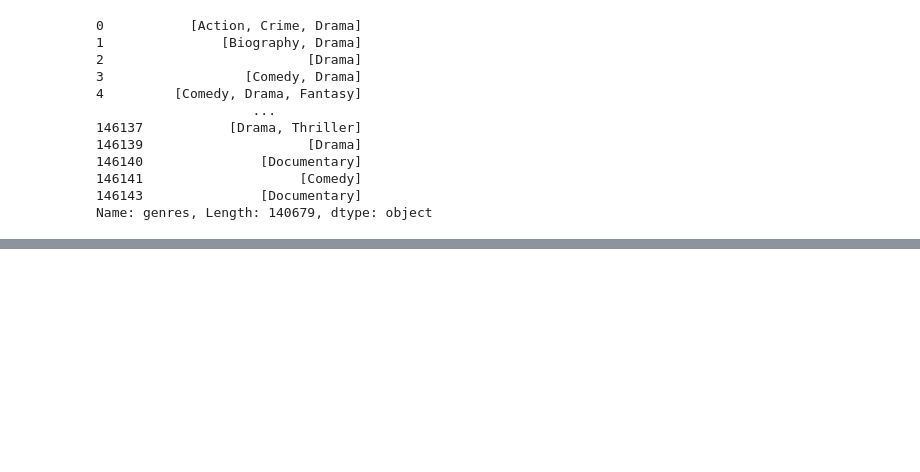
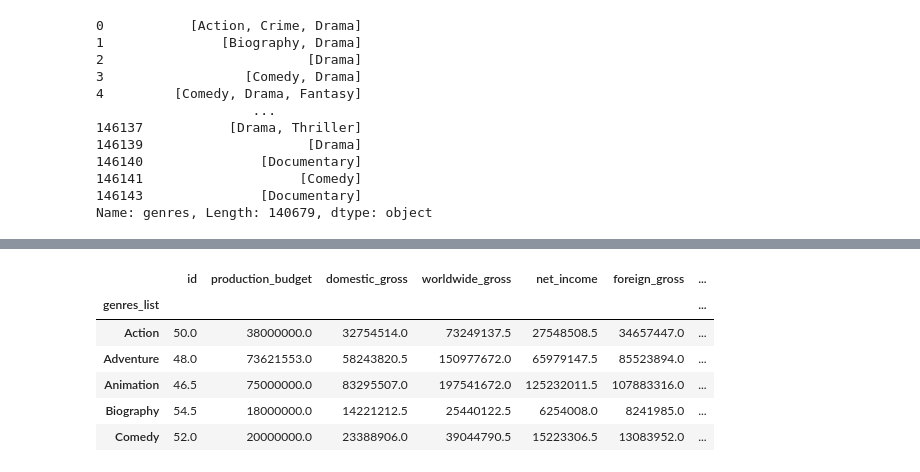
Before and after one commit to StefanoCaruso456/Movie-Studio-Project, a Jupyter notebook: notebook_development/Andrew_Jbook_10_04_22.ipynb, the cells around one changed output, grey strips where cells are left out. Cells and saved outputs as stored; diff of their text form; code cells hidden in the pictures; blank space fills up the shorter version.

```diff
--- a/notebook_development/Andrew_Jbook_10_04_22.ipynb
+++ b/notebook_development/Andrew_Jbook_10_04_22.ipynb
@@ -392,0 +438,11 @@ MergeError: No common columns to perform merge on. Merge options: left_on=None,
+# %%
+num_genre_group_median = num_genre_join.groupby('genres_list').median()
+num_genre_group_median.head()
+# %% [output]
+|  | id | production_budget | domestic_gross | worldwide_gross | net_income | foreign_gross | ... |
+| genres_list |  |  |  |  |  |  | ... |
+| Action | 50.0 | 38000000.0 | 32754514.0 | 73249137.5 | 27548508.5 | 34657447.0 | ... |
+| Adventure | 48.0 | 73621553.0 | 58243820.5 | 150977672.0 | 65979147.5 | 85523894.0 | ... |
+| Animation | 46.5 | 75000000.0 | 83295507.0 | 197541672.0 | 125232011.5 | 107883316.0 | ... |
+| Biography | 54.5 | 18000000.0 | 14221212.5 | 25440122.5 | 6254008.0 | 8241985.0 | ... |
+| Comedy | 52.0 | 20000000.0 | 23388906.0 | 39044790.5 | 15223306.5 | 13083952.0 | ... |
```
Also changed, not shown: parts of 14 cells of this notebook.
